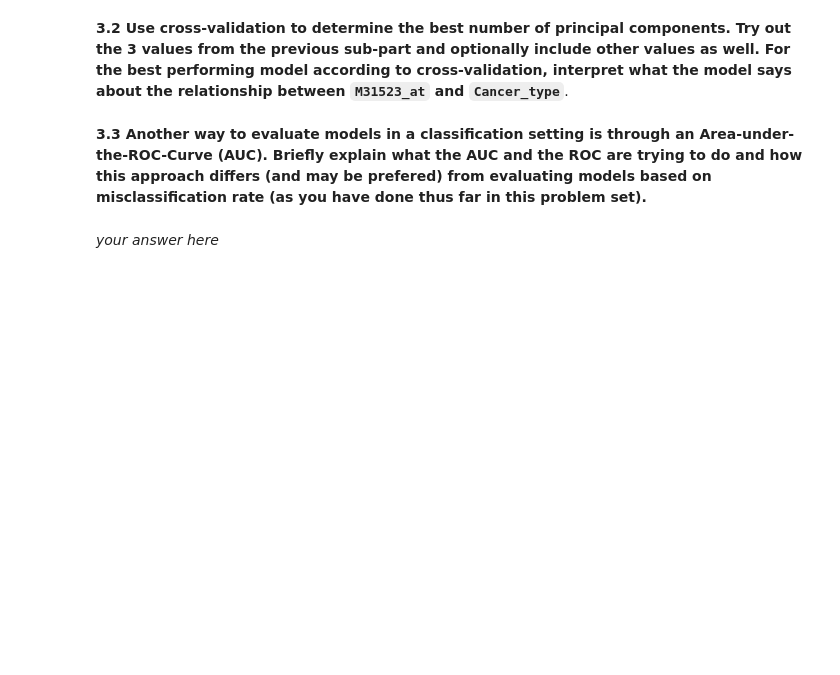
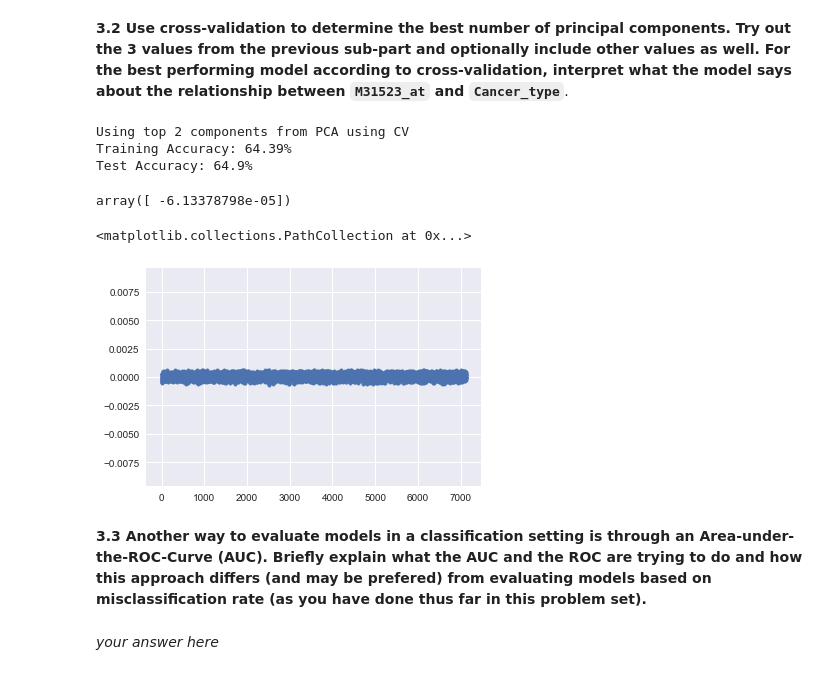
Before and after one commit to kdumontnu/2019-CS109A, a Jupyter notebook: homework/hw5/cs109A_HW5_submit.ipynb, the cells around one changed output. Cells and saved outputs as stored; diff of their text form; code cells hidden in the pictures; blank space fills up the shorter version.

```diff
--- a/homework/hw5/cs109A_HW5_submit.ipynb
+++ b/homework/hw5/cs109A_HW5_submit.ipynb
@@ -216,0 +372,15 @@ Test Accuracy: 78.81%
+# %%
+# Unregularized Logistic Regression - All Predictors
+pcas = [2, var_i_capture, var_capture]
+for p in pcas:
+    lr = LogisticRegression(C=100000, solver='liblinear')
+    lr.fit(sm.add_constant(X_train_pca.iloc[:,0:(p-1)]), y_train)
+
+    y_hat_train = lr.predict(sm.add_constant(X_train_pca.iloc[:,0:(p-1)]))
+    train_accuracy = accuracy_score(y_train.values, y_hat_train)
+    y_hat_test = lr.predict(sm.add_constant(X_test_pca.iloc[:,0:(p-1)]))
+    test_accuracy = accuracy_score(y_test.values, y_hat_test)
+
+    print('Using top {} components from PCA'.format(p))
+    print('Training Accuracy: {:.4}%'.format(train_accuracy*100))
+    print('Test Accuracy: {:.4}%\n'.format(test_accuracy*100))
@@ -221,3 +403,33 @@ Test Accuracy: 78.81%
+# %%
+p = 2
+#for p in pcas:
+#    i = pcas.index(pca)
+#    updateStatusBar(float(i)/len(ks))  # Update timer
+
+lr = LogisticRegressionCV(Cs=100000, cv=5, solver='liblinear')
+lr.fit(sm.add_constant(X_train_pca.iloc[:,0:(p-1)]), y_train)
+
+y_hat_train = lr.predict(sm.add_constant(X_train_pca.iloc[:,0:(p-1)]))
+train_accuracy = accuracy_score(y_train.values, y_hat_train)
+y_hat_test = lr.predict(sm.add_constant(X_test_pca.iloc[:,0:(p-1)]))
+test_accuracy = accuracy_score(y_test.values, y_hat_test)
+
+print('Using top {} components from PCA using CV'.format(p))
+print('Training Accuracy: {:.4}%'.format(train_accuracy*100))
+print('Test Accuracy: {:.4}%\n'.format(test_accuracy*100))
+#updateStatusBar(1)  # Update timer
+# %% [output]
+Using top 2 components from PCA using CV
+Training Accuracy: 64.39%
+Test Accuracy: 64.9%
+# %%
+betas = (lr.coef_*np.transpose(pca.components_[0:1,:])).sum(axis=1)
+display(betas[np.where(X_train.columns.values == 'M31523_at')])
+plt.scatter(np.arange(0,len(betas)), betas, marker='.')
+# %% [output]
+array([ -6.13378798e-05])
+<matplotlib.collections.PathCollection at 0x...>
+[figure, added]
 # %% [markdown]
 **3.3 Another way to evaluate models in a classification setting is through an Area-under-the-ROC-Curve (AUC). Briefly explain what the AUC and the ROC are trying to do and how this approach differs (and may be prefered) from evaluating models based on misclassification rate (as you have done thus far in this problem set).**
 # %% [markdown]
```
Also changed, not shown: parts of 27 cells of this notebook.
